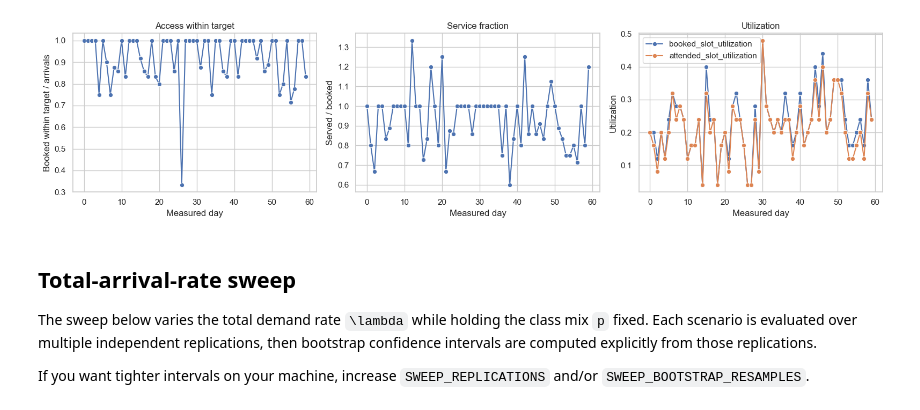
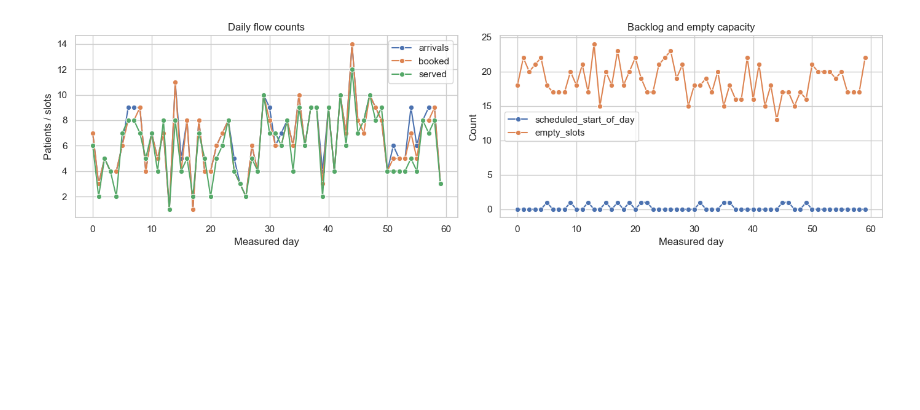
Before and after one commit to alexandre-sdd/research_cuimc_queuing, a Jupyter notebook: Notebooks/simulation.ipynb, the cells around one changed output. Cells and saved outputs as stored; diff of their text form; code cells hidden in the pictures; blank space fills up the shorter version.

```diff
--- a/Notebooks/simulation.ipynb
+++ b/Notebooks/simulation.ipynb
@@ -294,0 +193,19 @@ Name: value, dtype: float64
+# %%
+baseline_result = simulate(CLASS_CONFIGS, config=SIM_CONFIG, policy=POLICY)
+
+display(collect_baseline_kpis(baseline_result).to_frame())
+display(baseline_result.summary_by_class)
+display(state_snapshot(baseline_result, measured_day=0))
+display(
+    baseline_result.daily_journal_aggregate.head(10)[
+        [
+            "measured_day",
+            "scheduled_start_of_day",
+            "arrivals",
+            "booked",
+            "served",
+            "empty_slots",
+            "mean_tau_booked_new_bookings",
+        ]
+    ]
+)
@@ -295,41 +291,28 @@ Name: value, dtype: float64
 # %%
-journal_window = baseline_result.daily_journal_aggregate.head(60).copy()
+fig, axes = plt.subplots(1, 2, figsize=(14, 4), sharex=True)
 
-fig, axes = plt.subplots(1, 3, figsize=(16, 4), sharex=True)
+flow_df = baseline_daily[["measured_day", "arrivals", "booked", "served"]].melt(
+    id_vars="measured_day",
+    var_name="metric",
+    value_name="count",
+)
+sns.lineplot(data=flow_df, x="measured_day", y="count", hue="metric", marker="o", ax=axes[0])
+axes[0].set_title("Daily flow counts")
+axes[0].set_xlabel("Measured day")
+axes[0].set_ylabel("Patients / slots")
+axes[0].legend(title="")
 
-sns.lineplot(
-    data=journal_window,
-    x="measured_day",
-    y="booked_within_access_target_per_arrival",
-    marker="o",
-    ax=axes[0],
-)
-axes[0].set_title("Access within target")
-axes[0].set_xlabel("Measured day")
-axes[0].set_ylabel("Booked within target / arrivals")
-
-sns.lineplot(data=journal_window, x="measured_day", y="served_per_booked", marker="o", ax=axes[1])
-axes[1].set_title("Service fraction")
-axes[1].set_xlabel("Measured day")
-axes[1].set_ylabel("Served / booked")
-
-util_df = journal_window[["measured_day", "booked_slot_utilization", "attended_slot_utilization"]].melt(
+backlog_df = baseline_daily[["measured_day", "scheduled_start_of_day", "empty_slots"]].melt(
     id_vars="measured_day",
     var_name="metric",
     value_name="value",
 )
-sns.lineplot(data=util_df, x="measured_day", y="value", hue="metric", marker="o", ax=axes[2])
-axes[2].set_title("Utilization")
-axes[2].set_xlabel("Measured day")
-axes[2].set_ylabel("Utilization")
-axes[2].legend(title="")
+sns.lineplot(data=backlog_df, x="measured_day", y="value", hue="metric", marker="o", ax=axes[1])
+axes[1].set_title("Backlog and empty capacity")
+axes[1].set_xlabel("Measured day")
+axes[1].set_ylabel("Count")
+axes[1].legend(title="")
 
 plt.tight_layout()
 # %% [output]
-[figure, old version]
+[figure, new version]
-# %% [markdown]
-## Total-arrival-rate sweep
-
-The sweep below varies the total demand rate `\lambda` while holding the class mix `p` fixed. Each scenario is evaluated over multiple independent replications, then bootstrap confidence intervals are computed explicitly from those replications.
-
-If you want tighter intervals on your machine, increase `SWEEP_REPLICATIONS` and/or `SWEEP_BOOTSTRAP_RESAMPLES`.
```
Also changed, not shown: parts of 23 cells of this notebook, 5 other files.
